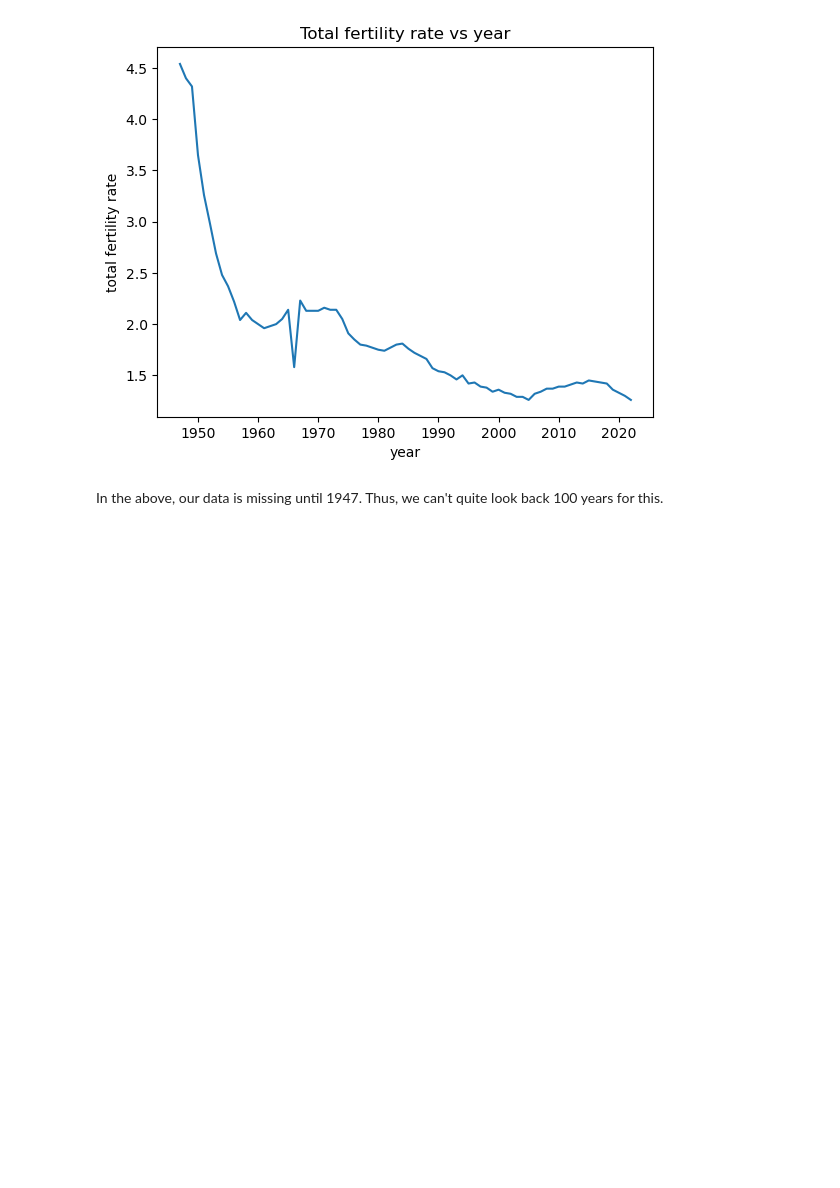
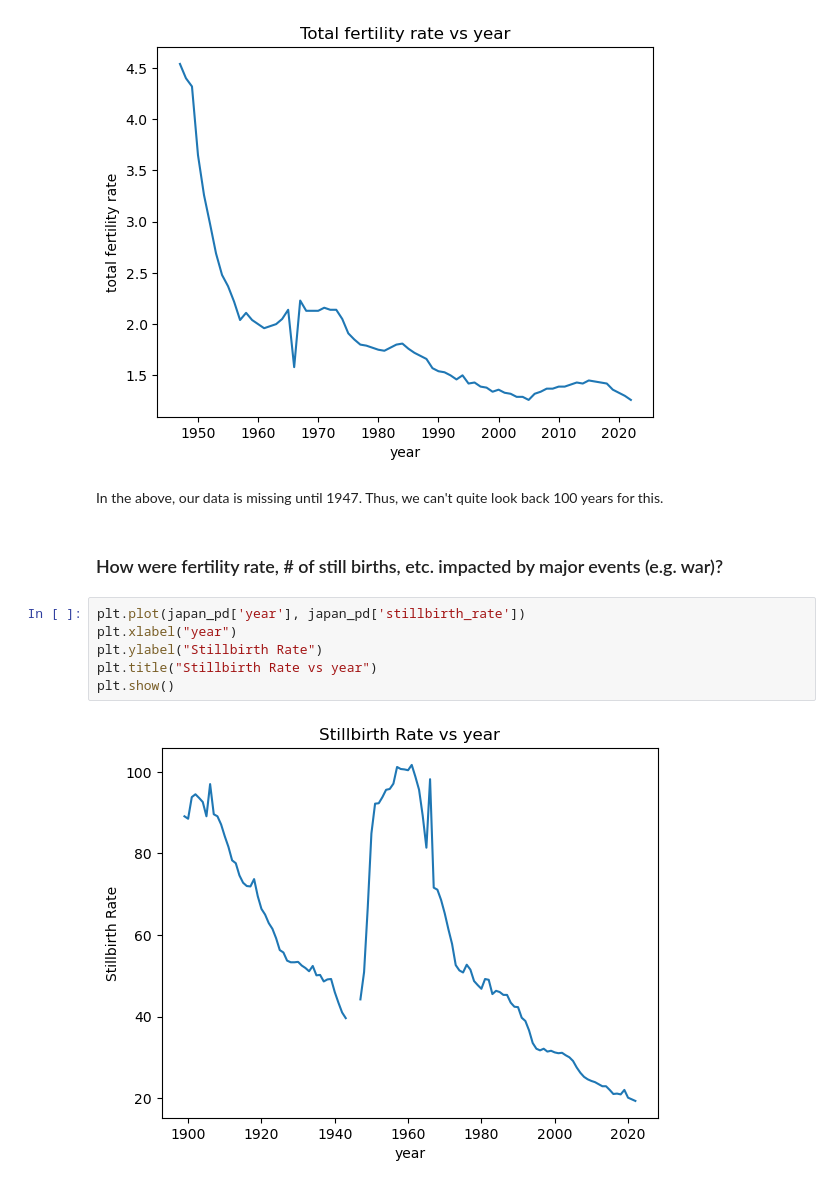
Before and after one commit to schr0841/project-1-group-7, a Jupyter notebook: project1group7.ipynb, the cells around one changed output. Drawn from its saved outputs; the diff is of its cells as text; blank space fills up the shorter version.

```diff
--- a/project1group7.ipynb
+++ b/project1group7.ipynb
@@ -44,3 +50,13 @@ plt.show()
 [figure]
 # %% [markdown]
 In the above, our data is missing until 1947. Thus, we can't quite look back 100 years for this.
+# %% [markdown]
+### How were fertility rate, # of still births, etc. impacted by major events (e.g. war)?
+# %%
+plt.plot(japan_pd['year'], japan_pd['stillbirth_rate'])
+plt.xlabel("year")
+plt.ylabel("Stillbirth Rate")
+plt.title("Stillbirth Rate vs year")
+plt.show()
+# %% [output]
+[figure, added]
```
Also changed, not shown: parts of 8 cells of this notebook.
